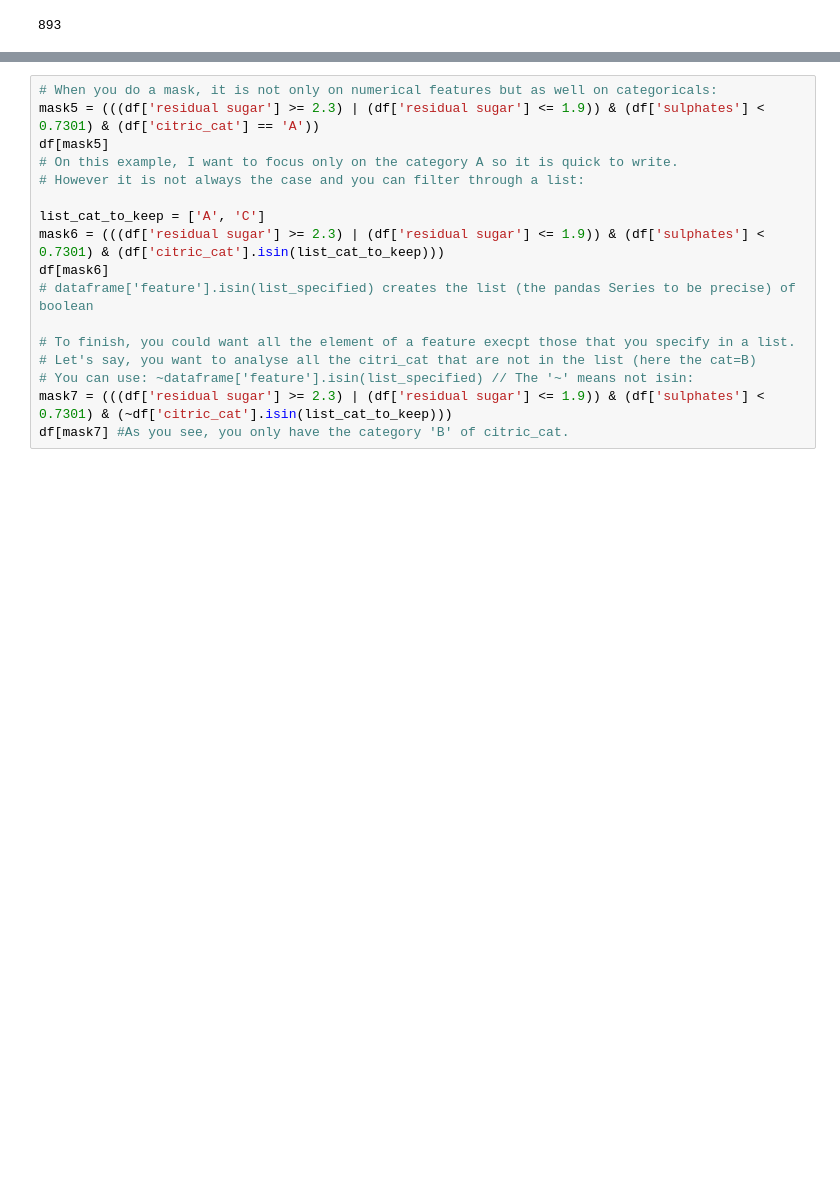
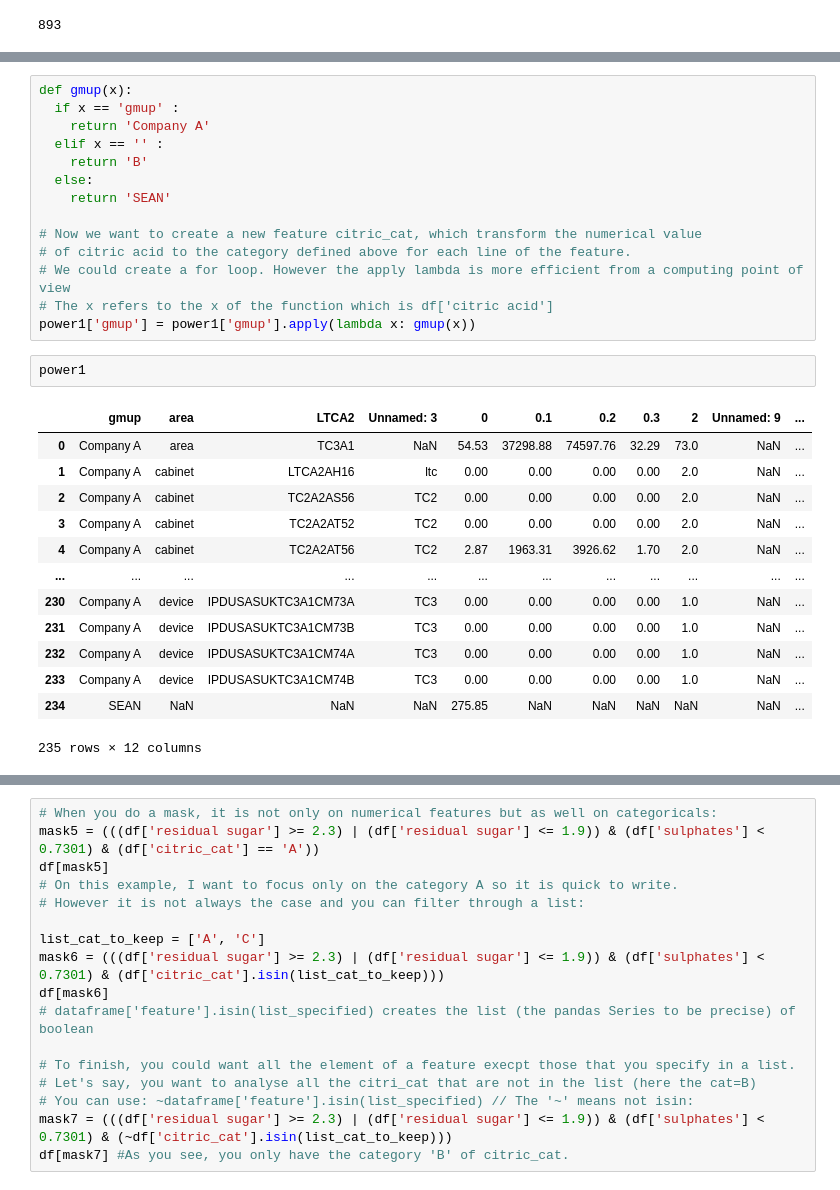
Before and after one commit to seanjerome/AcademyPublic, a Jupyter notebook: Copy_of_wine_quality.ipynb, the cells around one changed output, grey strips where cells are left out. Saved outputs shown, nothing was run; the diff lists cells and outputs as text; blank space fills up the shorter version.

```diff
--- a/Copy_of_wine_quality.ipynb
+++ b/Copy_of_wine_quality.ipynb
@@ -397,0 +451,30 @@ df['citric_cat'] = df['citric acid'].apply(lambda x: citric_acid_cat(x))
+# %%
+def gmup(x):
+  if x == 'gmup' :
+    return 'Company A'
+  elif x == '' :
+    return 'B'
+  else:
+    return 'SEAN'
+
+# Now we want to create a new feature citric_cat, which transform the numerical value
+# of citric acid to the category defined above for each line of the feature.
+# We could create a for loop. However the apply lambda is more efficient from a computing point of view
+# The x refers to the x of the function which is df['citric acid']
+power1['gmup'] = power1['gmup'].apply(lambda x: gmup(x))
+# %%
+power1
+# %% [output]
+|  | gmup | area | LTCA2 | Unnamed: 3 | 0 | 0.1 | 0.2 | 0.3 | 2 | Unnamed: 9 | ... |
+| 0 | Company A | area | TC3A1 | NaN | 54.53 | 37298.88 | 74597.76 | 32.29 | 73.0 | NaN | ... |
+| 1 | Company A | cabinet | LTCA2AH16 | ltc | 0.00 | 0.00 | 0.00 | 0.00 | 2.0 | NaN | ... |
+| 2 | Company A | cabinet | TC2A2AS56 | TC2 | 0.00 | 0.00 | 0.00 | 0.00 | 2.0 | NaN | ... |
+| 3 | Company A | cabinet | TC2A2AT52 | TC2 | 0.00 | 0.00 | 0.00 | 0.00 | 2.0 | NaN | ... |
+| 4 | Company A | cabinet | TC2A2AT56 | TC2 | 2.87 | 1963.31 | 3926.62 | 1.70 | 2.0 | NaN | ... |
+| ... | ... | ... | ... | ... | ... | ... | ... | ... | ... | ... | ... |
+| 230 | Company A | device | IPDUSASUKTC3A1CM73A | TC3 | 0.00 | 0.00 | 0.00 | 0.00 | 1.0 | NaN | ... |
+| 231 | Company A | device | IPDUSASUKTC3A1CM73B | TC3 | 0.00 | 0.00 | 0.00 | 0.00 | 1.0 | NaN | ... |
+| 232 | Company A | device | IPDUSASUKTC3A1CM74A | TC3 | 0.00 | 0.00 | 0.00 | 0.00 | 1.0 | NaN | ... |
+| 233 | Company A | device | IPDUSASUKTC3A1CM74B | TC3 | 0.00 | 0.00 | 0.00 | 0.00 | 1.0 | NaN | ... |
+| 234 | SEAN | NaN | NaN | NaN | 275.85 | NaN | NaN | NaN | NaN | NaN | ... |
+235 rows × 12 columns
```
Also changed, not shown: parts of 17 cells of this notebook.
